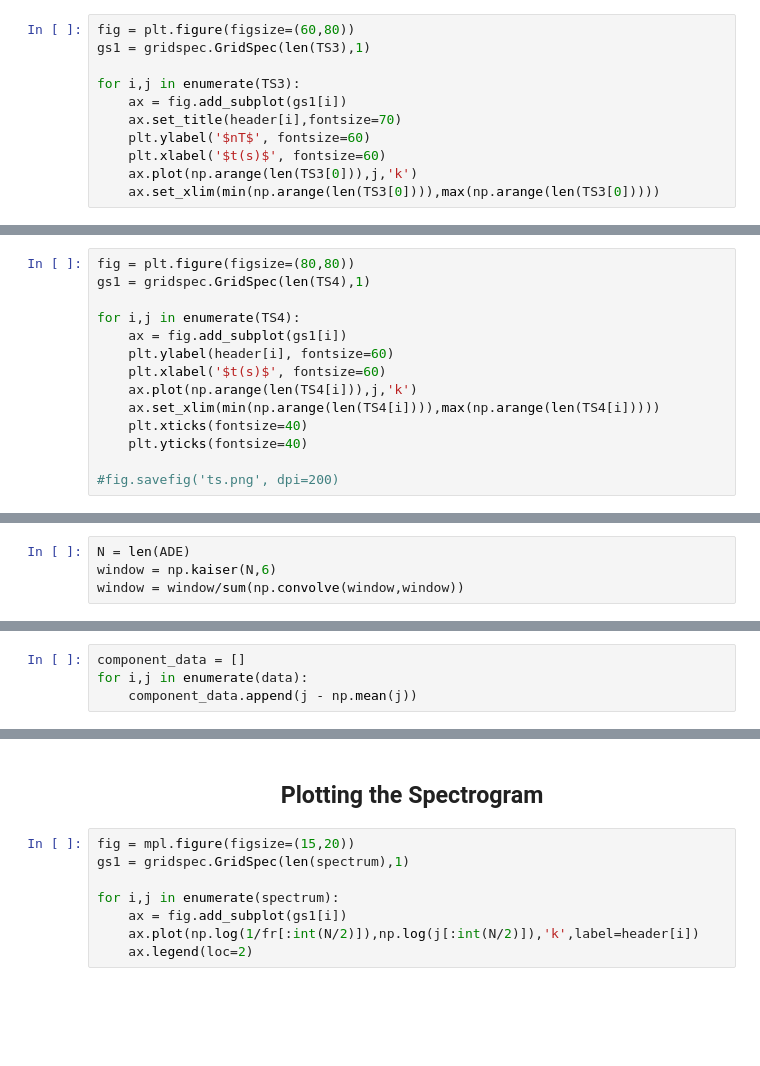
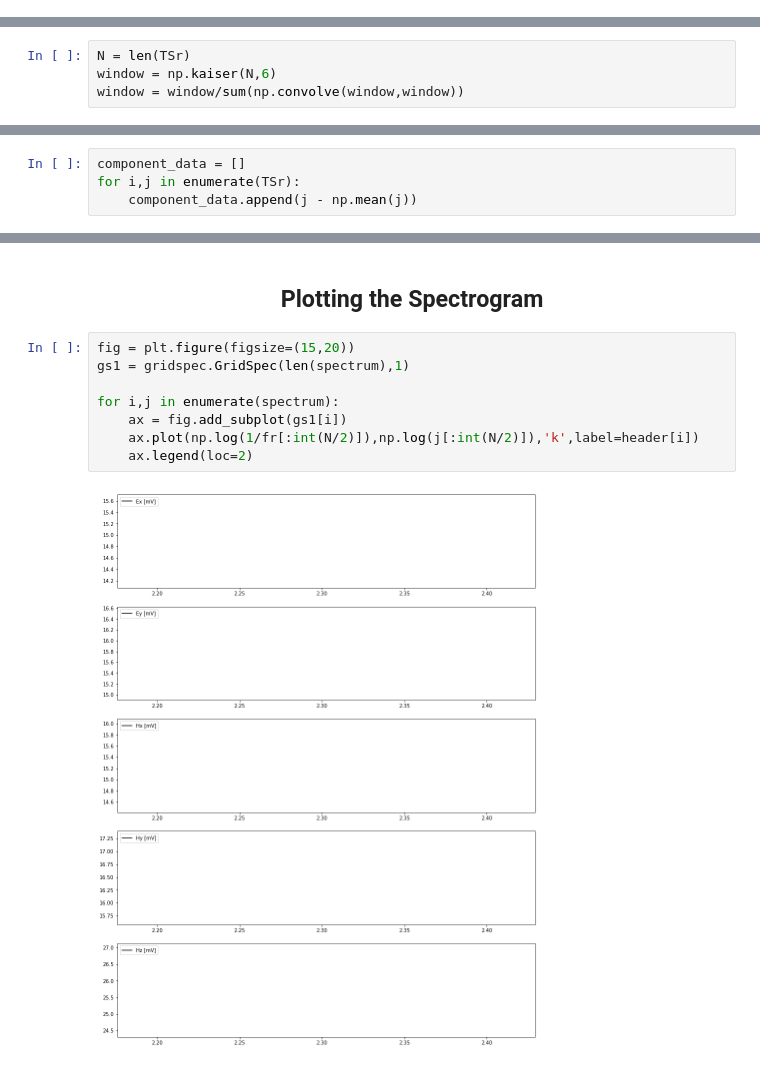
Before and after one commit to arturbenevides/MSc_Geophysics, a Jupyter notebook: Notebooks/séries temporais/timeseries.ipynb, the cells around one changed output, grey strips where cells are left out. Cells and saved outputs as stored; diff of their text form; blank space fills up the shorter version.

```diff
--- a/Notebooks/séries temporais/timeseries.ipynb
+++ b/Notebooks/séries temporais/timeseries.ipynb
@@ -110,11 +64,0 @@ TS3 = [Ex3,Ey3,Hx3,Hy3,Hz3]
-# %%
-fig = plt.figure(figsize=(60,80))
-gs1 = gridspec.GridSpec(len(TS3),1)
-
-for i,j in enumerate(TS3):
-    ax = fig.add_subplot(gs1[i])
-    ax.set_title(header[i],fontsize=70)
-    plt.ylabel('$nT$', fontsize=60)
-    plt.xlabel('$t(s)$', fontsize=60)
-    ax.plot(np.arange(len(TS3[0])),j,'k')
-    ax.set_xlim(min(np.arange(len(TS3[0]))),max(np.arange(len(TS3[0]))))
@@ -159,14 +64,0 @@ TS4 = [Ex4,Ey4,Hx4,Hy4,Hz4]
-# %%
-fig = plt.figure(figsize=(80,80))
-gs1 = gridspec.GridSpec(len(TS4),1)
-
-for i,j in enumerate(TS4):
-    ax = fig.add_subplot(gs1[i])
-    plt.ylabel(header[i], fontsize=60)
-    plt.xlabel('$t(s)$', fontsize=60)
-    ax.plot(np.arange(len(TS4[i])),j,'k')
-    ax.set_xlim(min(np.arange(len(TS4[i]))),max(np.arange(len(TS4[i]))))
-    plt.xticks(fontsize=40)
-    plt.yticks(fontsize=40)
-
-#fig.savefig('ts.png', dpi=200)
@@ -177,7 +67,7 @@ for i,j in enumerate(TS4):
 # %% [markdown]
 <h5> Setting the HANNING window, which one maximizes the energy in the main lobe of the window relative to total energy. </h5>
 # %%
-N = len(ADE)
+N = len(TSr)
 window = np.kaiser(N,6)
 window = window/sum(np.convolve(window,window))
 # %% [markdown]
@@ -189,7 +79,7 @@ fr = (1/(SR*N))*(np.arange(N)/2)
 <h5> Normalization of the component</h5>
 # %%
 component_data = []
-for i,j in enumerate(data):
+for i,j in enumerate(TSr):
     component_data.append(j - np.mean(j))
 # %% [markdown]
 <h5> Linear convolution between the component and the HANNING window</h5>
@@ -215,10 +105,12 @@ spectrum = [np.fft.fftshift(np.convolve(np.fft.fftshift(i),smooth)) for i in per
 # %% [markdown]
 <h2 align='center'>Plotting the Spectrogram</h2>
 # %%
-fig = mpl.figure(figsize=(15,20))
+fig = plt.figure(figsize=(15,20))
 gs1 = gridspec.GridSpec(len(spectrum),1)
 
 for i,j in enumerate(spectrum):
     ax = fig.add_subplot(gs1[i])
     ax.plot(np.log(1/fr[:int(N/2)]),np.log(j[:int(N/2)]),'k',label=header[i])
     ax.legend(loc=2)
+# %% [output]
+[figure, added]
```
Also changed, not shown: parts of 31 cells of this notebook, 7 other files.
